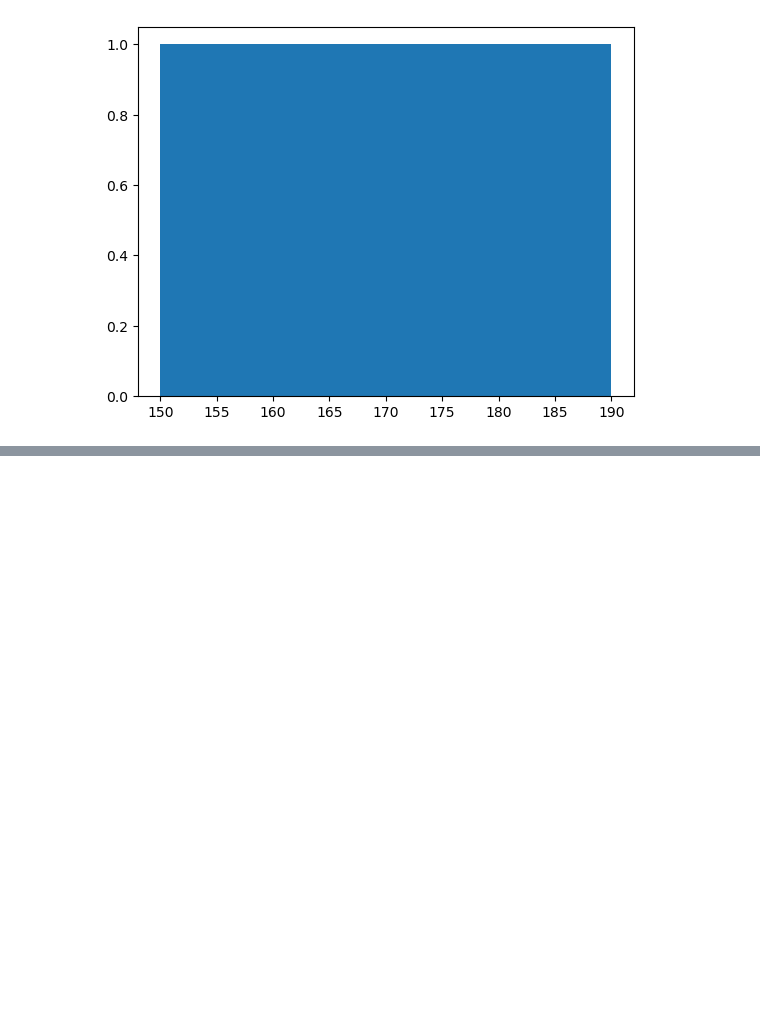
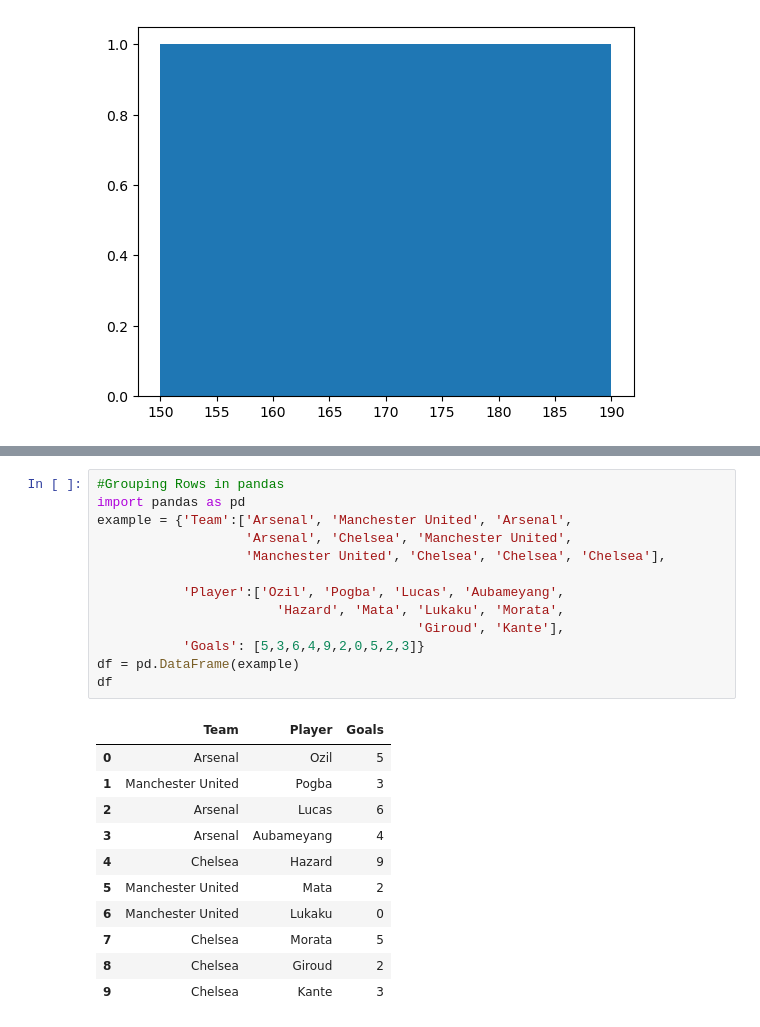
Before and after one commit to Lenmbugua/Python-Numpy-and-Pandas, a Jupyter notebook: Pandas.ipynb, the cells around one changed output, grey strips where cells are left out. Saved outputs shown, nothing was run; the diff lists cells and outputs as text; blank space fills up the shorter version.

Commit message:
Grouping Rows in Pandas

```diff
--- a/Pandas.ipynb
+++ b/Pandas.ipynb
@@ -2699,0 +2706,25 @@ plt.show()
+# %%
+#Grouping Rows in pandas
+import pandas as pd
+example = {'Team':['Arsenal', 'Manchester United', 'Arsenal',
+                   'Arsenal', 'Chelsea', 'Manchester United',
+                   'Manchester United', 'Chelsea', 'Chelsea', 'Chelsea'],
+
+           'Player':['Ozil', 'Pogba', 'Lucas', 'Aubameyang',
+                       'Hazard', 'Mata', 'Lukaku', 'Morata',
+                                         'Giroud', 'Kante'],
+           'Goals': [5,3,6,4,9,2,0,5,2,3]}
+df = pd.DataFrame(example)
+df
+# %% [output]
+|  | Team | Player | Goals |
+| 0 | Arsenal | Ozil | 5 |
+| 1 | Manchester United | Pogba | 3 |
+| 2 | Arsenal | Lucas | 6 |
+| 3 | Arsenal | Aubameyang | 4 |
+| 4 | Chelsea | Hazard | 9 |
+| 5 | Manchester United | Mata | 2 |
+| 6 | Manchester United | Lukaku | 0 |
+| 7 | Chelsea | Morata | 5 |
+| 8 | Chelsea | Giroud | 2 |
+| 9 | Chelsea | Kante | 3 |
```
Also changed, not shown: parts of 1 cell of this notebook.
